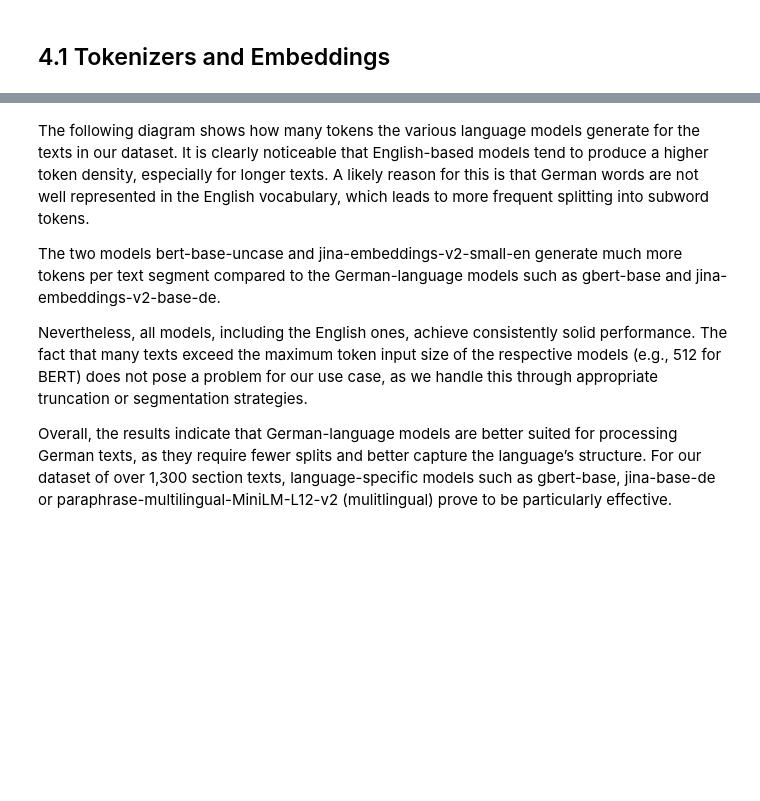
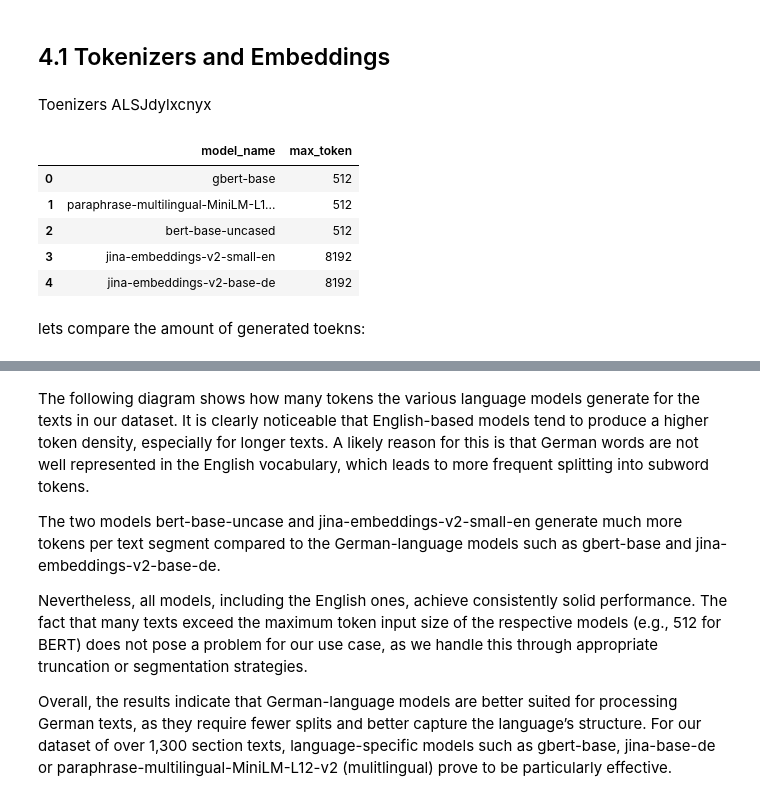
Before and after one commit to Nils7291/NLP_Contract_Checker, a Jupyter notebook: notebooks/merged_notebook.ipynb, the cells around one changed output, grey strips where cells are left out. Saved outputs shown, nothing was run; the diff lists cells and outputs as text; code cells hidden in the pictures; blank space fills up the shorter version.

```diff
--- a/notebooks/merged_notebook.ipynb
+++ b/notebooks/merged_notebook.ipynb
@@ -1718,5 +1113,51 @@ Advantage: Max pooling can highlight strong semantic signals (e.g. key terms) by
 # %% [markdown]
 ## 4.1 Tokenizers and Embeddings
+# %% [markdown]
+Toenizers ALSJdylxcnyx
+# %%
+from transformers import logging
+logging.set_verbosity_error()
+model_names = [
+    "gbert-base",
+    "paraphrase-multilingual-MiniLM-L12-v2",
+    "bert-base-uncased",
+    "jina-embeddings-v2-small-en",
+    "jina-embeddings-v2-base-de"
+]
+
+model_urls = [
+    "deepset/gbert-base",
+    "sentence-transformers/paraphrase-multilingual-MiniLM-L12-v2",
+    "bert-base-uncased",
+    "jinaai/jina-embeddings-v2-small-en",
+    "jinaai/jina-embeddings-v2-base-de"
+]
+
+
+max_tokens = []
+
+for model_name, model_url in zip(model_names, model_urls):
+
+    model_to_test= AutoModel.from_pretrained(model_url)
+
+    max_len = model_to_test.embeddings.position_embeddings.weight.shape[0]
+    max_tokens.append((model_name, max_len))
+
+# DataFrame erstellen
+max_tokens_per_model = pd.DataFrame(max_tokens, columns=["model_name", "max_token"])#.sort_values(max_tokens, ascending = True)
+
+# Anzeigen
+display(max_tokens_per_model)
+del max_tokens_per_model,  max_tokens, model_to_test
+# %% [output]
+|  | model_name | max_token |
+| 0 | gbert-base | 512 |
+| 1 | paraphrase-multilingual-MiniLM-L1... | 512 |
+| 2 | bert-base-uncased | 512 |
+| 3 | jina-embeddings-v2-small-en | 8192 |
+| 4 | jina-embeddings-v2-base-de | 8192 |
+# %% [markdown]
+lets compare the amount of generated toekns:
 # %%
 contract_sections_clean = pd.read_pickle('../data/contract_sections_clean.pkl')
 df = contract_sections_clean.copy()
```
Also changed, not shown: parts of 151 cells of this notebook, 1 other file.
